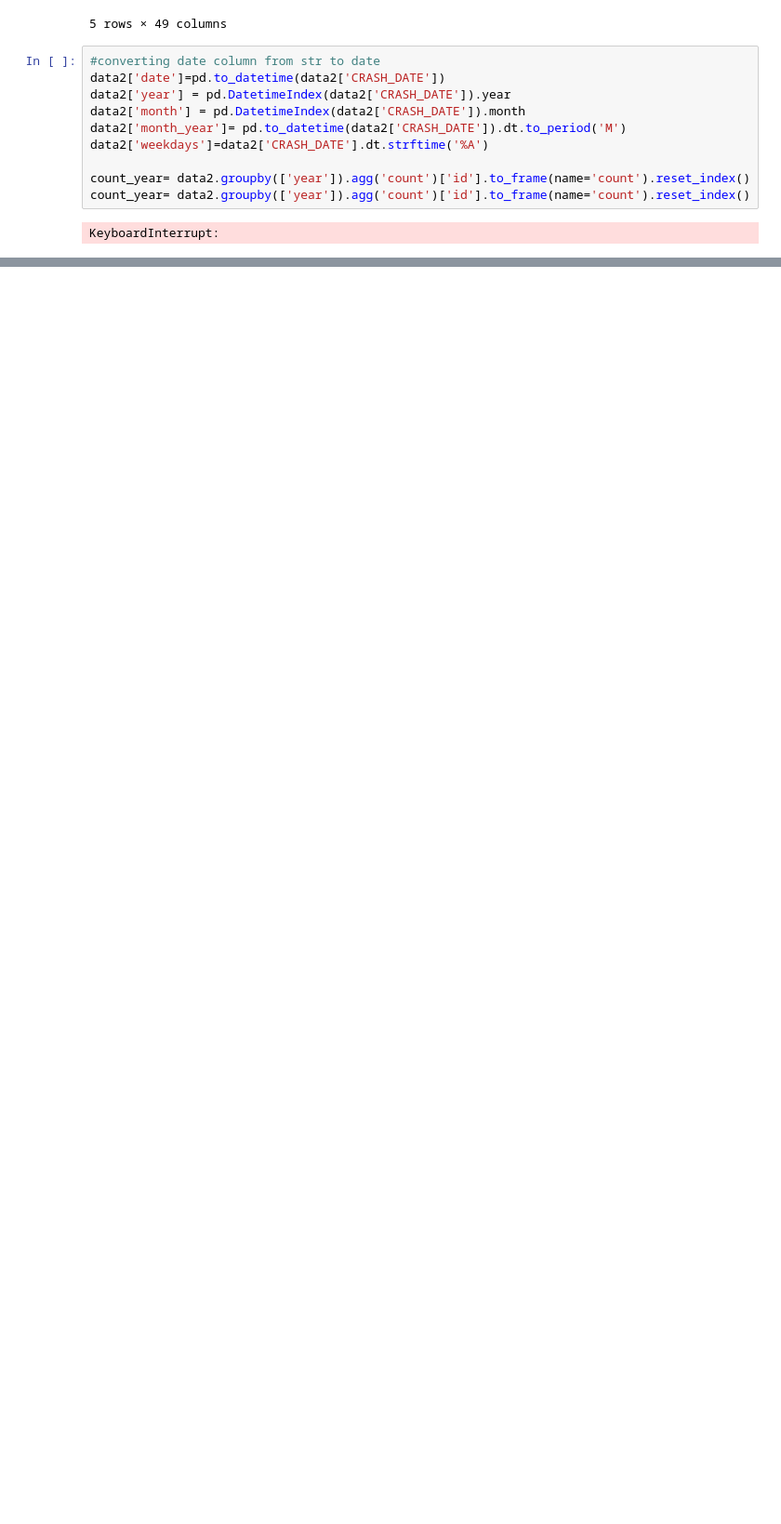
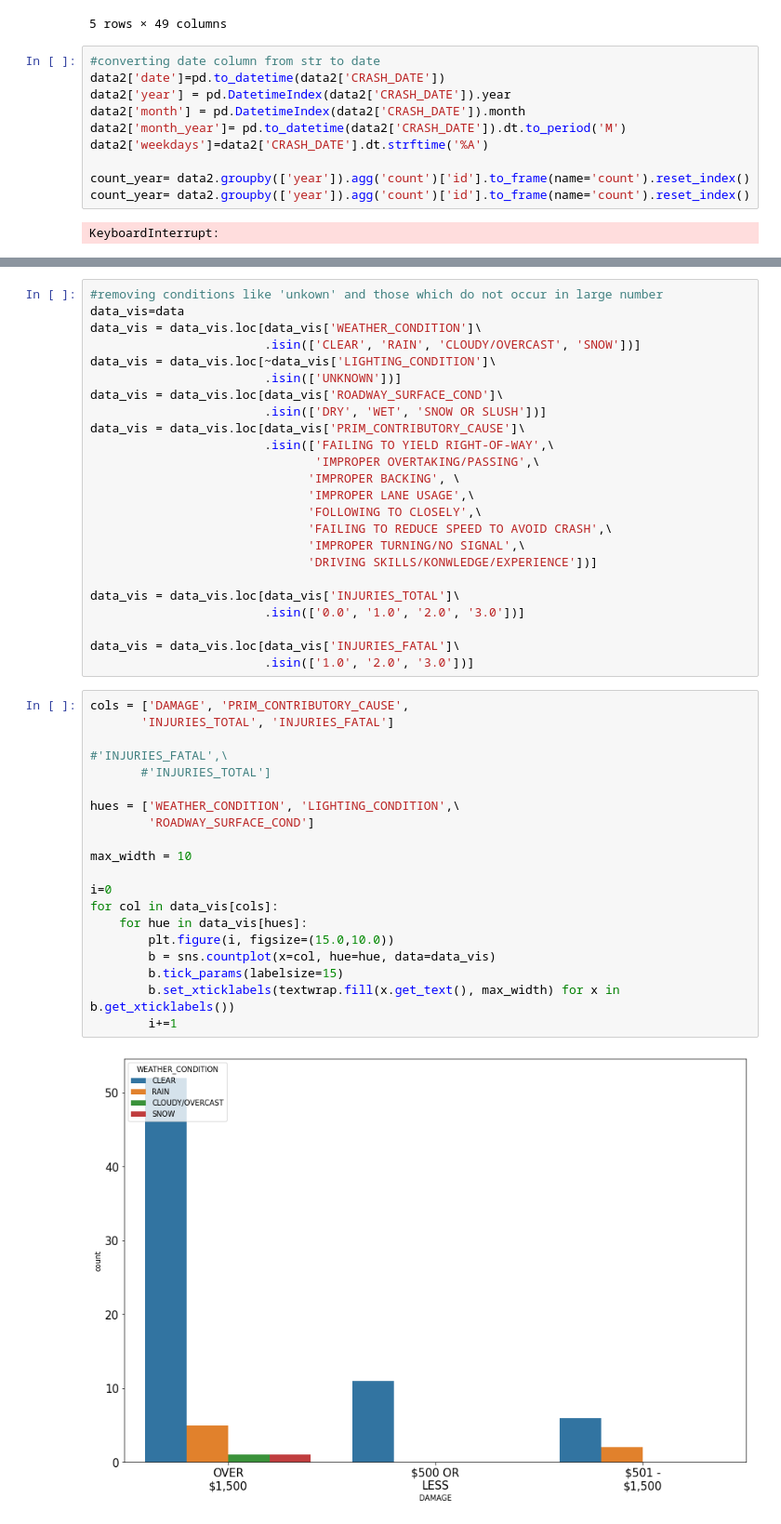
Before and after one commit to Crash-Analysis-Chicago/Chicago, a Jupyter notebook: Mathieu/Data_analysis.ipynb, the cells around one changed output, grey strips where cells are left out. Shown at 93% size. Cells and saved outputs as stored; diff of their text form; blank space fills up the shorter version.

```diff
--- a/Mathieu/Data_analysis.ipynb
+++ b/Mathieu/Data_analysis.ipynb
@@ -136,0 +171,46 @@ dz
+# %%
+#removing conditions like 'unkown' and those which do not occur in large number
+data_vis=data
+data_vis = data_vis.loc[data_vis['WEATHER_CONDITION']\
+                        .isin(['CLEAR', 'RAIN', 'CLOUDY/OVERCAST', 'SNOW'])]
+data_vis = data_vis.loc[~data_vis['LIGHTING_CONDITION']\
+                        .isin(['UNKNOWN'])]
+data_vis = data_vis.loc[data_vis['ROADWAY_SURFACE_COND']\
+                        .isin(['DRY', 'WET', 'SNOW OR SLUSH'])]
+data_vis = data_vis.loc[data_vis['PRIM_CONTRIBUTORY_CAUSE']\
+                        .isin(['FAILING TO YIELD RIGHT-OF-WAY',\
+                               'IMPROPER OVERTAKING/PASSING',\
+                              'IMPROPER BACKING', \
+                              'IMPROPER LANE USAGE',\
+                              'FOLLOWING TO CLOSELY',\
+                              'FAILING TO REDUCE SPEED TO AVOID CRASH',\
+                              'IMPROPER TURNING/NO SIGNAL',\
+                              'DRIVING SKILLS/KONWLEDGE/EXPERIENCE'])]
+
+data_vis = data_vis.loc[data_vis['INJURIES_TOTAL']\
+                        .isin(['0.0', '1.0', '2.0', '3.0'])]
+
+data_vis = data_vis.loc[data_vis['INJURIES_FATAL']\
+                        .isin(['1.0', '2.0', '3.0'])]
+# %%
+cols = ['DAMAGE', 'PRIM_CONTRIBUTORY_CAUSE',
+       'INJURIES_TOTAL', 'INJURIES_FATAL']
+
+#'INJURIES_FATAL',\
+       #'INJURIES_TOTAL']
+
+hues = ['WEATHER_CONDITION', 'LIGHTING_CONDITION',\
+        'ROADWAY_SURFACE_COND']
+
+max_width = 10
+
+i=0
+for col in data_vis[cols]:
+    for hue in data_vis[hues]:
+        plt.figure(i, figsize=(15.0,10.0))
+        b = sns.countplot(x=col, hue=hue, data=data_vis)
+        b.tick_params(labelsize=15)
+        b.set_xticklabels(textwrap.fill(x.get_text(), max_width) for x in b.get_xticklabels())
+        i+=1
+# %% [output]
+[figure, added]
```
Also changed, not shown: parts of 13 cells of this notebook.
